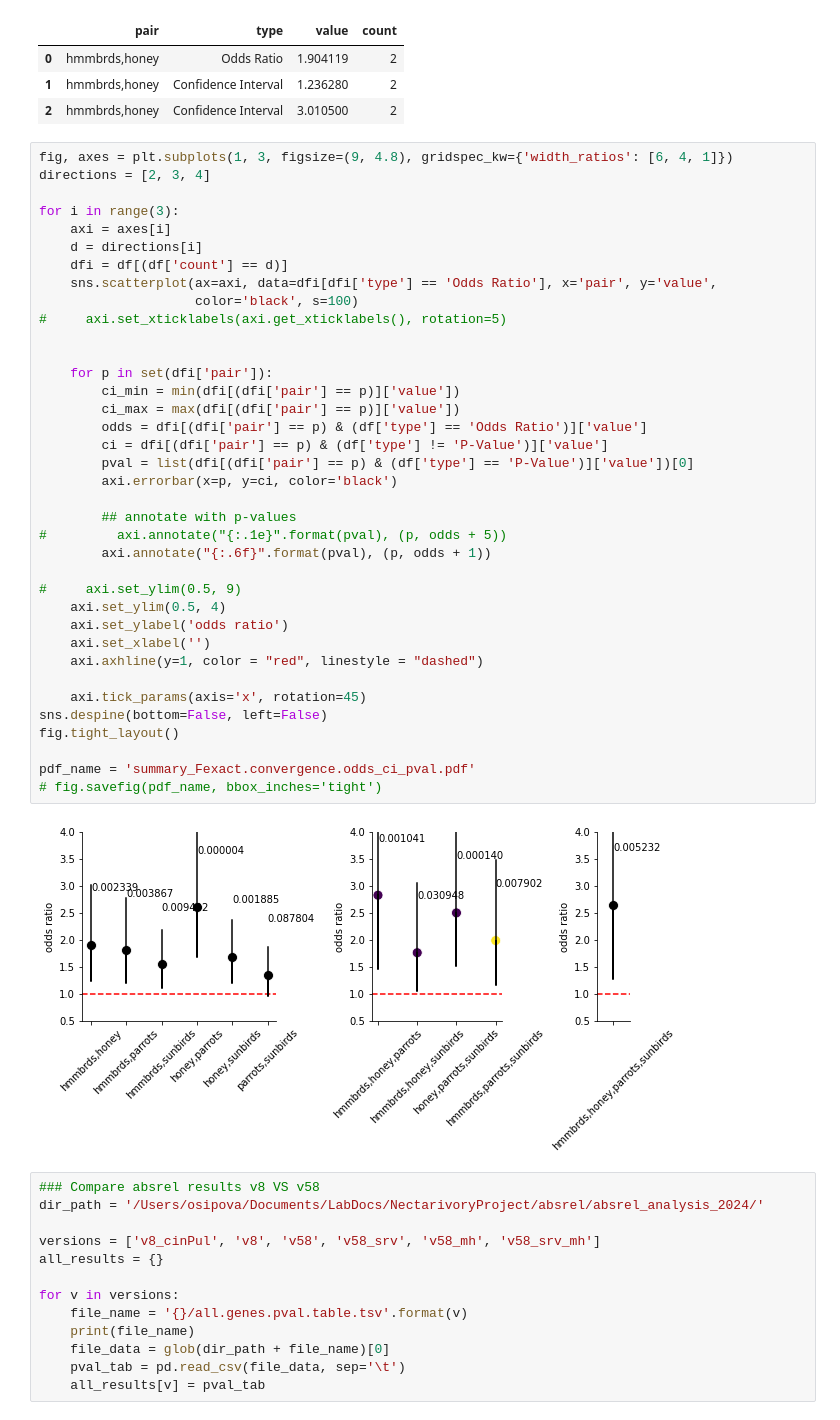
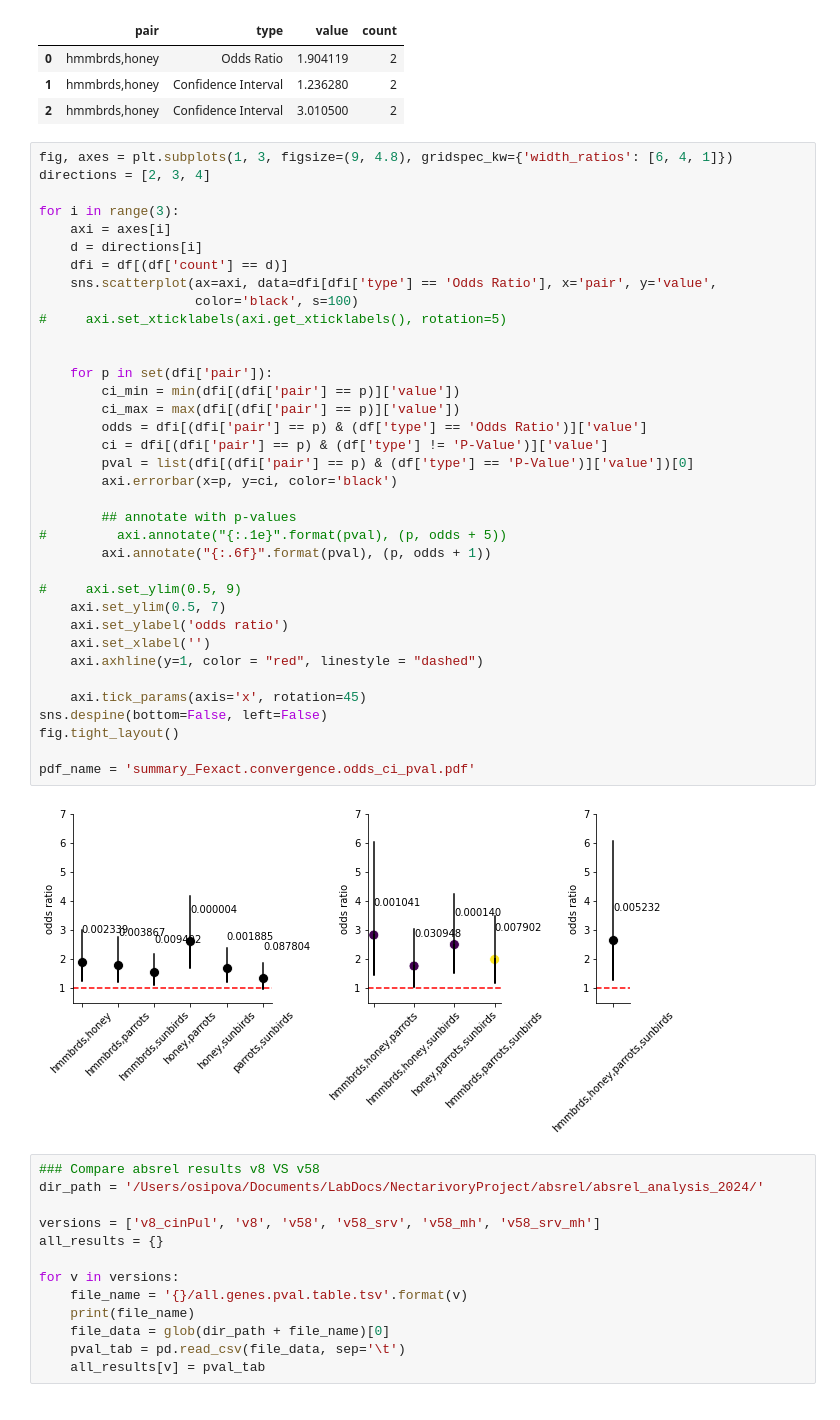
Before and after one commit to osipovarev/absrel, a Jupyter notebook: absrel_analysis.ipynb, the cells around one changed output. Cells and saved outputs as stored; diff of their text form.

```diff
--- a/absrel_analysis.ipynb
+++ b/absrel_analysis.ipynb
@@ -394,36 +394,35 @@ for i in range(3):
     d = directions[i]
     dfi = df[(df['count'] == d)]
     sns.scatterplot(ax=axi, data=dfi[dfi['type'] == 'Odds Ratio'], x='pair', y='value',
                     color='black', s=100)
 #     axi.set_xticklabels(axi.get_xticklabels(), rotation=5)
 
 
     for p in set(dfi['pair']):
         ci_min = min(dfi[(dfi['pair'] == p)]['value'])
         ci_max = max(dfi[(dfi['pair'] == p)]['value'])
         odds = dfi[(dfi['pair'] == p) & (df['type'] == 'Odds Ratio')]['value']
         ci = dfi[(dfi['pair'] == p) & (df['type'] != 'P-Value')]['value']
         pval = list(dfi[(dfi['pair'] == p) & (df['type'] == 'P-Value')]['value'])[0]
         axi.errorbar(x=p, y=ci, color='black')
 
         ## annotate with p-values
 #         axi.annotate("{:.1e}".format(pval), (p, odds + 5))
         axi.annotate("{:.6f}".format(pval), (p, odds + 1))
 
 #     axi.set_ylim(0.5, 9)
-    axi.set_ylim(0.5, 4)
+    axi.set_ylim(0.5, 7)
     axi.set_ylabel('odds ratio')
     axi.set_xlabel('')
     axi.axhline(y=1, color = "red", linestyle = "dashed")
 
     axi.tick_params(axis='x', rotation=45)
 sns.despine(bottom=False, left=False)
 fig.tight_layout()
 
 pdf_name = 'summary_Fexact.convergence.odds_ci_pval.pdf'
-# fig.savefig(pdf_name, bbox_inches='tight')
 # %% [output]
-[figure, old version]
+[figure, new version]
 # %%
 ### Compare absrel results v8 VS v58
 dir_path = '/Users/osipova/Documents/LabDocs/NectarivoryProject/absrel/absrel_analysis_2024/'
```
Also changed, not shown: 1 other file.
